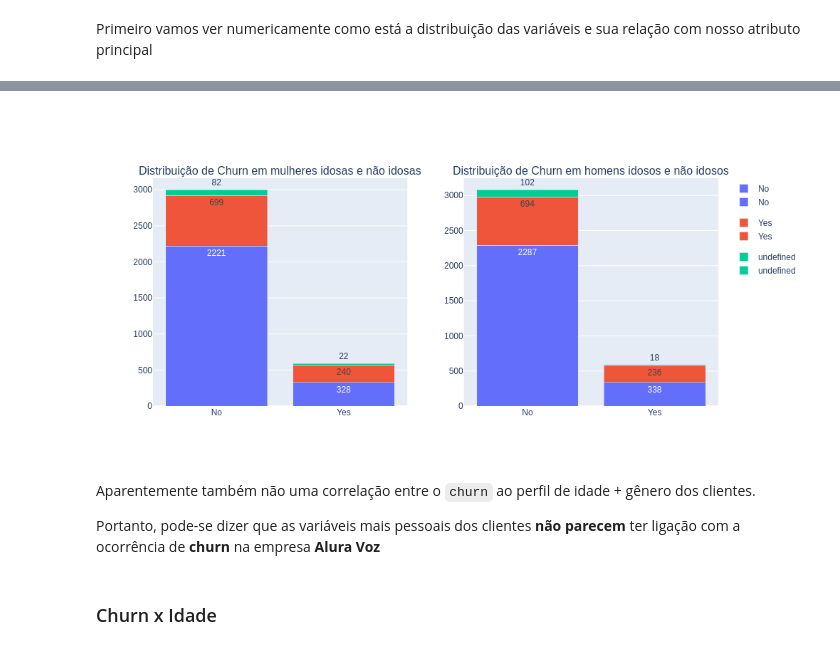
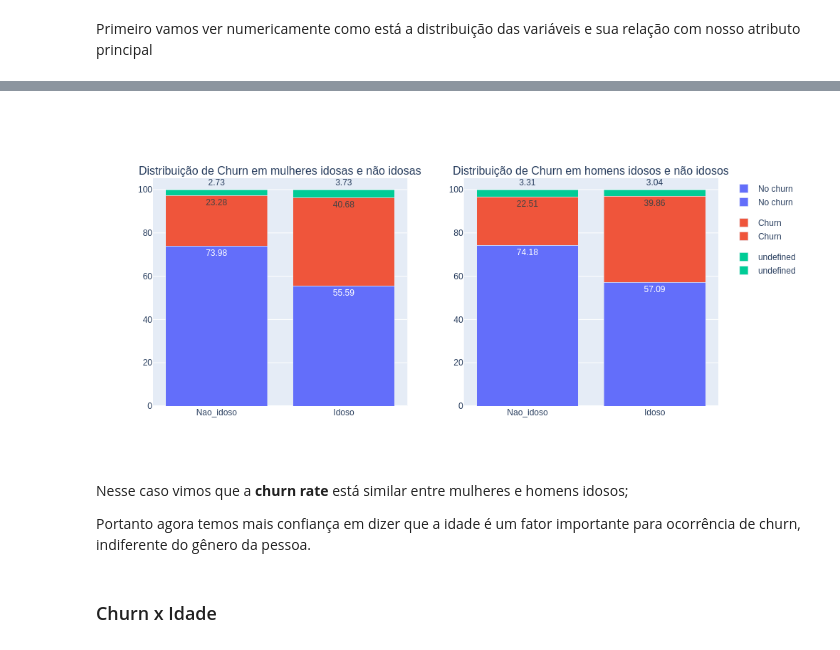
Before and after one commit to jackson-simionato/challenge_alura_DS01, a Jupyter notebook: week_2_challenge_alura_DS_2022_05.ipynb, the cells around one changed output, grey strips where cells are left out. Drawn from its saved outputs; the diff is of its cells as text; code cells hidden in the pictures.

```diff
--- a/week_2_challenge_alura_DS_2022_05.ipynb
+++ b/week_2_challenge_alura_DS_2022_05.ipynb
@@ -141,0 +149,10 @@ cross_genero_idade
+# %%
+cross_genero_idade = pd.crosstab(dados.churn, [dados.genero,dados.idoso]).unstack().reset_index().rename(columns={0:'Count'})
+cross_genero_idade['percent'] = 0
+cross_genero_idade.loc[(cross_genero_idade.genero=='Female') & (cross_genero_idade.idoso == 'No'), 'percent'] = round((cross_genero_idade.loc[(cross_genero_idade.genero=='Female') & (cross_genero_idade.idoso == 'No')].Count / cross_genero_idade.loc[(cross_genero_idade.genero=='Female') & (cross_genero_idade.idoso == 'No')].Count.sum()) * 100, 2)
+cross_genero_idade.loc[(cross_genero_idade.genero=='Female') & (cross_genero_idade.idoso == 'Yes'), 'percent'] = round((cross_genero_idade.loc[(cross_genero_idade.genero=='Female') & (cross_genero_idade.idoso == 'Yes')].Count / cross_genero_idade.loc[(cross_genero_idade.genero=='Female') & (cross_genero_idade.idoso == 'Yes')].Count.sum()) * 100, 2)
+cross_genero_idade.loc[(cross_genero_idade.genero=='Male') & (cross_genero_idade.idoso == 'No'), 'percent'] = round((cross_genero_idade.loc[(cross_genero_idade.genero=='Male') & (cross_genero_idade.idoso == 'No')].Count / cross_genero_idade.loc[(cross_genero_idade.genero=='Male') & (cross_genero_idade.idoso == 'No')].Count.sum()) * 100, 2)
+cross_genero_idade.loc[(cross_genero_idade.genero=='Male') & (cross_genero_idade.idoso == 'Yes'), 'percent'] = round((cross_genero_idade.loc[(cross_genero_idade.genero=='Male') & (cross_genero_idade.idoso == 'Yes')].Count / cross_genero_idade.loc[(cross_genero_idade.genero=='Male') & (cross_genero_idade.idoso == 'Yes')].Count.sum()) * 100, 2)
+
+cross_genero_idade.idoso.replace({'No':'Nao_idoso','Yes':'Idoso'}, inplace=True)
+cross_genero_idade
@@ -142,25 +173,33 @@ cross_genero_idade
 # %%
 fig = make_subplots(rows=1, cols=2, subplot_titles=['Distribuição de Churn em mulheres idosas e não idosas','Distribuição de Churn em homens idosos e não idosos'])
 
-bar1 = px.bar(x=cross_genero_idade.query('genero=="Female"')['idoso'],y=cross_genero_idade.query('genero=="Female"')['Count'], labels={'x':'Idoso', 'y':'count'}, text_auto=True, color=cross_genero_idade.query('genero=="Female"')['churn'])
-bar2 = px.bar(x=cross_genero_idade.query('genero=="Male"')['idoso'],y=cross_genero_idade.query('genero=="Male"')['Count'], labels={'x':'Idoso', 'y':'count'}, text_auto=True, color=cross_genero_idade.query('genero=="Male"')['churn'])
+bar1 = px.bar(x=cross_genero_idade.query('genero=="Female"')['idoso'],y=cross_genero_idade.query('genero=="Female"')['percent'], labels={'x':'Idoso', 'y':'percent'}, text_auto=True, color=cross_genero_idade.query('genero=="Female"')['churn'])
+bar2 = px.bar(x=cross_genero_idade.query('genero=="Male"')['idoso'],y=cross_genero_idade.query('genero=="Male"')['percent'], labels={'x':'Idoso', 'y':'percent'}, text_auto=True, color=cross_genero_idade.query('genero=="Male"')['churn'])
 
 fig.append_trace(bar1['data'][0], row=1, col=1)
 fig.append_trace(bar1['data'][1], row=1, col=1)
 fig.append_trace(bar1['data'][2], row=1, col=1)
 
 
 fig.append_trace(bar2['data'][0], row=1, col=2)
 fig.append_trace(bar2['data'][1], row=1, col=2)
 fig.append_trace(bar2['data'][2], row=1, col=2)
 
 fig.update_layout(width=1000 , height=500, barmode='stack')
+
+newnames = {'No':'No churn', 'Yes': 'Churn', 'undefined': 'undefined'}
+fig.for_each_trace(lambda t: t.update(name = newnames[t.name],
+                                      legendgroup = newnames[t.name],
+                                      hovertemplate = t.hovertemplate.replace(t.name, newnames[t.name])
+                                     )
+                  )
+
 fig.show('png')
 # %% [output]
-[figure, old version]
+[figure, new version]
-# %% [markdown]
-Aparentemente também não uma correlação entre o `churn` ao perfil de idade + gênero dos clientes.
-
-Portanto, pode-se dizer que as variáveis mais pessoais dos clientes **não parecem** ter ligação com a ocorrência de **churn** na empresa **Alura Voz**
+# %% [markdown]
+Nesse caso vimos que a **churn rate** está similar entre mulheres e homens idosos;
+
+Portanto agora temos mais confiança em dizer que a idade é um fator importante para ocorrência de churn, indiferente do gênero da pessoa.
 # %% [markdown]
 ### Churn x Idade
```
Also changed, not shown: parts of 8 cells of this notebook.
